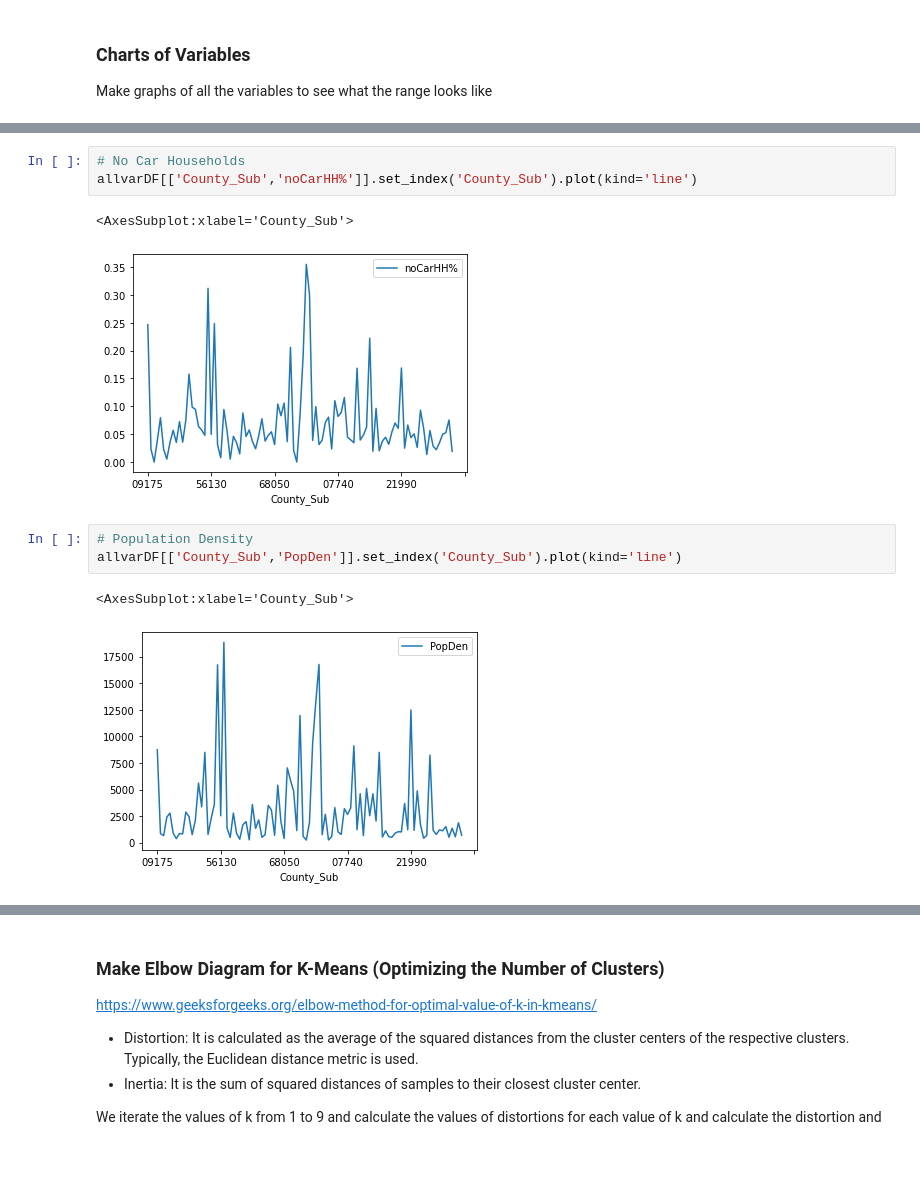
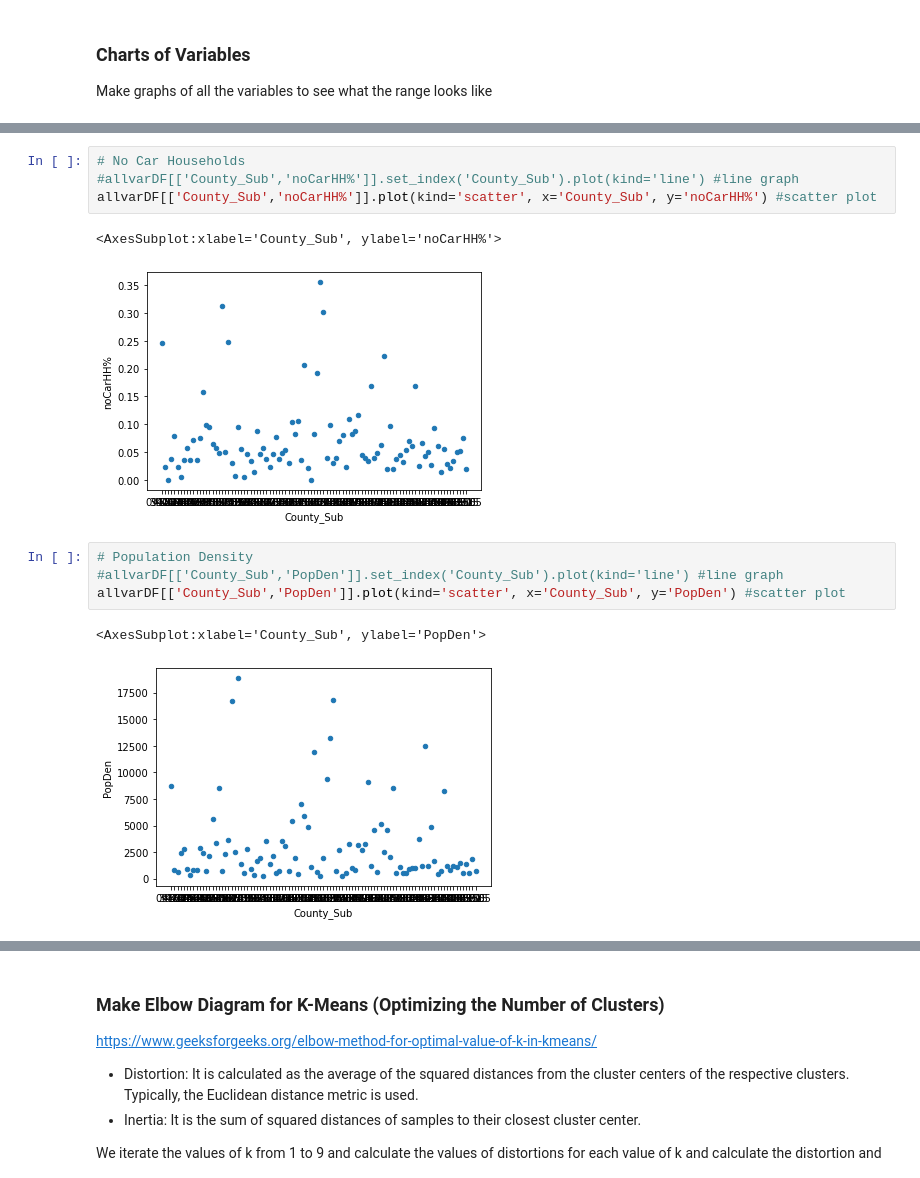
Before and after one commit to mmatkinson7/EquityMLMPO, a Jupyter notebook: ML_Equity_MPO.ipynb, the cells around one changed output, grey strips where cells are left out. Cells and saved outputs as stored; diff of their text form.

```diff
--- a/ML_Equity_MPO.ipynb
+++ b/ML_Equity_MPO.ipynb
@@ -326,14 +329,16 @@ allvarDF[['County_Sub','MedianIncome']].set_index('County_Sub').plot(kind='line'
 # %%
 # No Car Households
-allvarDF[['County_Sub','noCarHH%']].set_index('County_Sub').plot(kind='line')
+#allvarDF[['County_Sub','noCarHH%']].set_index('County_Sub').plot(kind='line') #line graph
+allvarDF[['County_Sub','noCarHH%']].plot(kind='scatter', x='County_Sub', y='noCarHH%') #scatter plot
 # %% [output]
-<AxesSubplot:xlabel='County_Sub'>
+<AxesSubplot:xlabel='County_Sub', ylabel='noCarHH%'>
-[figure, old version]
+[figure, new version]
 # %%
 # Population Density
-allvarDF[['County_Sub','PopDen']].set_index('County_Sub').plot(kind='line')
+#allvarDF[['County_Sub','PopDen']].set_index('County_Sub').plot(kind='line') #line graph
+allvarDF[['County_Sub','PopDen']].plot(kind='scatter', x='County_Sub', y='PopDen') #scatter plot
 # %% [output]
-<AxesSubplot:xlabel='County_Sub'>
+<AxesSubplot:xlabel='County_Sub', ylabel='PopDen'>
-[figure, old version]
+[figure, new version]
 # %%
 # Children
```
Also changed, not shown: parts of 14 cells of this notebook.
